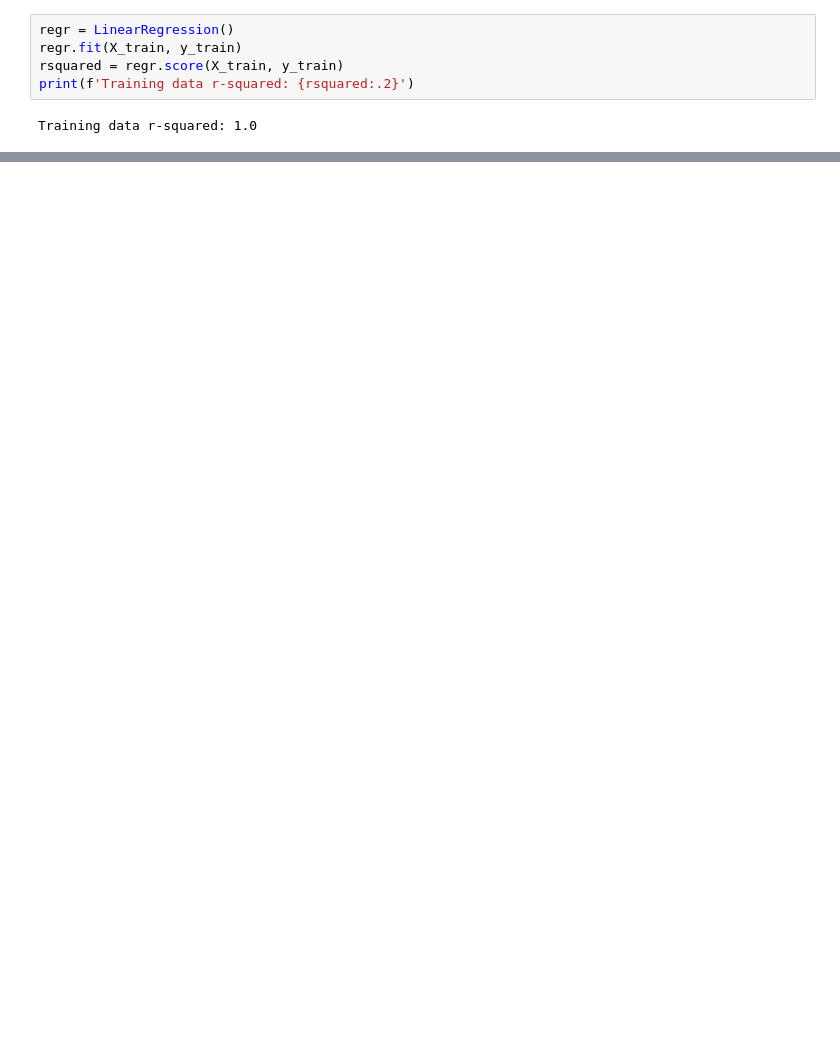
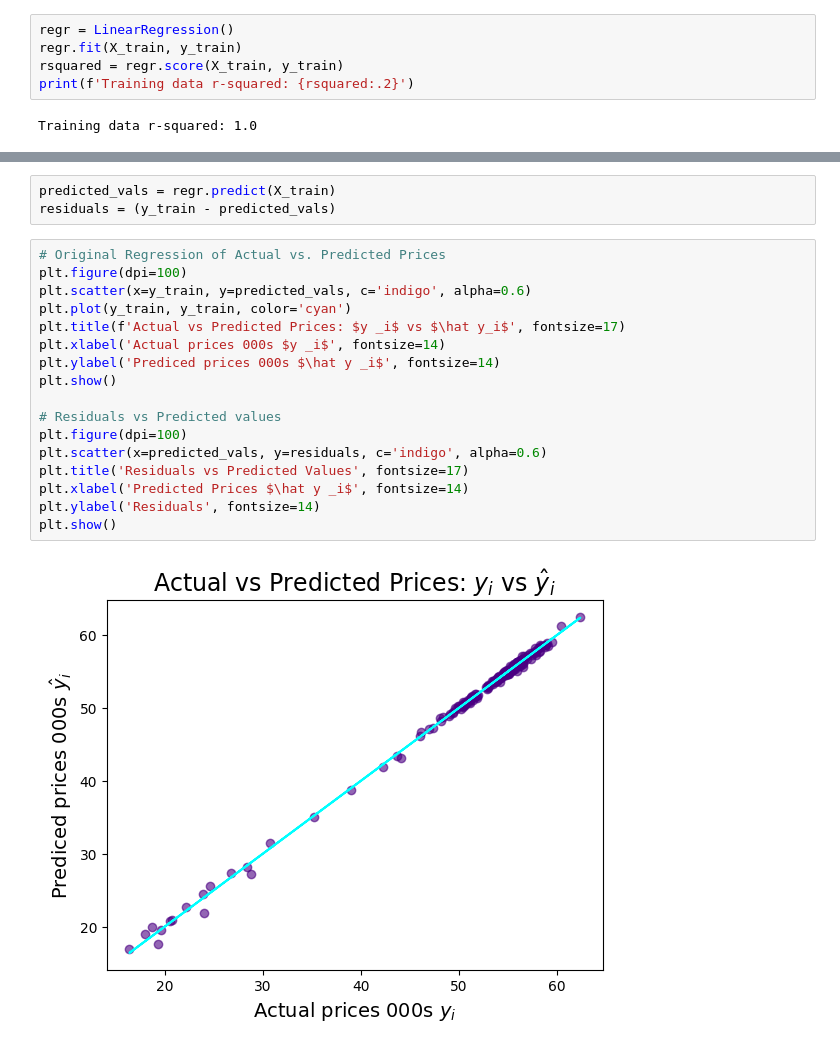
Before and after one commit to Jeff-Nibbs/stock_market_guesser, a Jupyter notebook: stock_reader.ipynb, the cells around one changed output, grey strips where cells are left out. Saved outputs shown, nothing was run; the diff lists cells and outputs as text; blank space fills up the shorter version.

```diff
--- a/stock_reader.ipynb
+++ b/stock_reader.ipynb
@@ -112,0 +120,22 @@ regr_coef
+# %%
+predicted_vals = regr.predict(X_train)
+residuals = (y_train - predicted_vals)
+# %%
+# Original Regression of Actual vs. Predicted Prices
+plt.figure(dpi=100)
+plt.scatter(x=y_train, y=predicted_vals, c='indigo', alpha=0.6)
+plt.plot(y_train, y_train, color='cyan')
+plt.title(f'Actual vs Predicted Prices: $y _i$ vs $\hat y_i$', fontsize=17)
+plt.xlabel('Actual prices 000s $y _i$', fontsize=14)
+plt.ylabel('Prediced prices 000s $\hat y _i$', fontsize=14)
+plt.show()
+
+# Residuals vs Predicted values
+plt.figure(dpi=100)
+plt.scatter(x=predicted_vals, y=residuals, c='indigo', alpha=0.6)
+plt.title('Residuals vs Predicted Values', fontsize=17)
+plt.xlabel('Predicted Prices $\hat y _i$', fontsize=14)
+plt.ylabel('Residuals', fontsize=14)
+plt.show()
+# %% [output]
+[figure, added]
```
Also changed, not shown: parts of 16 cells of this notebook.
